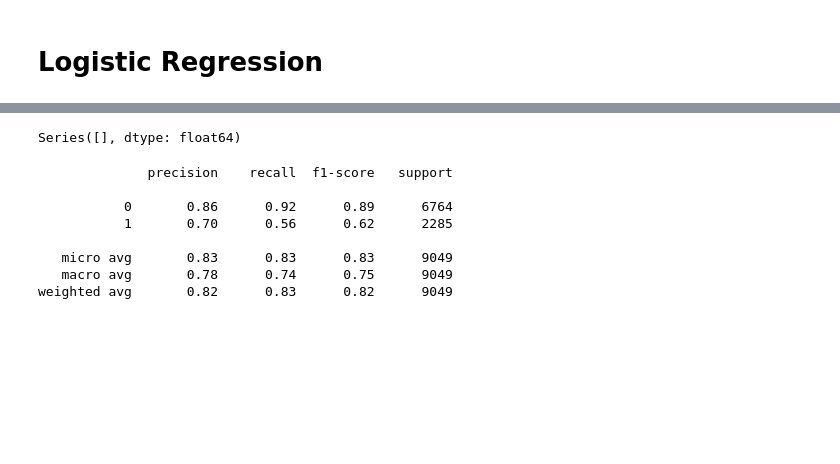
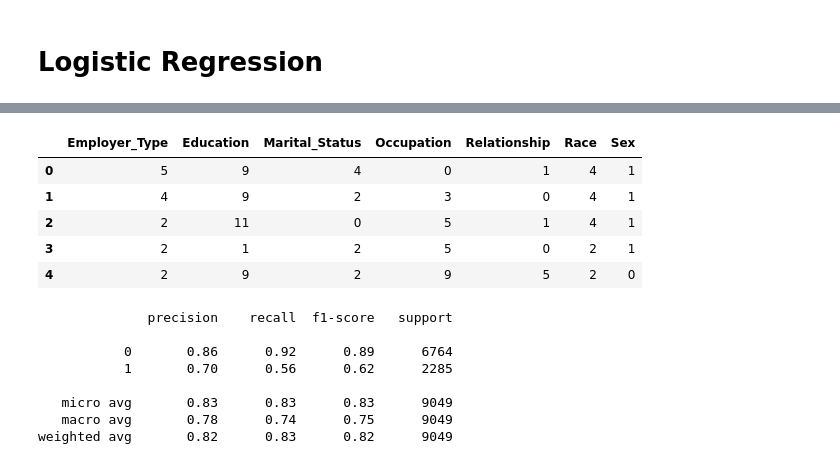
Before and after one commit to SindhujaJayakumar/AdultIncome-Prediction, a Jupyter notebook: Us_income_main.ipynb, the cells around one changed output, grey strips where cells are left out. Drawn from its saved outputs; the diff is of its cells as text; code cells hidden in the pictures; blank space fills up the shorter version.

```diff
--- a/Us_income_main.ipynb
+++ b/Us_income_main.ipynb
@@ -281,12 +281,17 @@ df1_categorical.head()
 # %%
 # encode categorical variables using label Encoder
 # apply label encoder to df_categorical
 
 le = preprocessing.LabelEncoder()
-df1_categorical = df1_categorical.apply(le.fit_transform)
-df1_categorical.head()
+df_categorical = df_categorical.apply(le.fit_transform)
+df_categorical.head()
 # %% [output]
-Series([], dtype: float64)
+|  | Employer_Type | Education | Marital_Status | Occupation | Relationship | Race | Sex |
+| 0 | 5 | 9 | 4 | 0 | 1 | 4 | 1 |
+| 1 | 4 | 9 | 2 | 3 | 0 | 4 | 1 |
+| 2 | 2 | 11 | 0 | 5 | 1 | 4 | 1 |
+| 3 | 2 | 1 | 2 | 5 | 0 | 2 | 1 |
+| 4 | 2 | 9 | 2 | 9 | 5 | 2 | 0 |
 # %%
 from sklearn.linear_model import LogisticRegression
 
```
Also changed, not shown: parts of 3 cells of this notebook.
